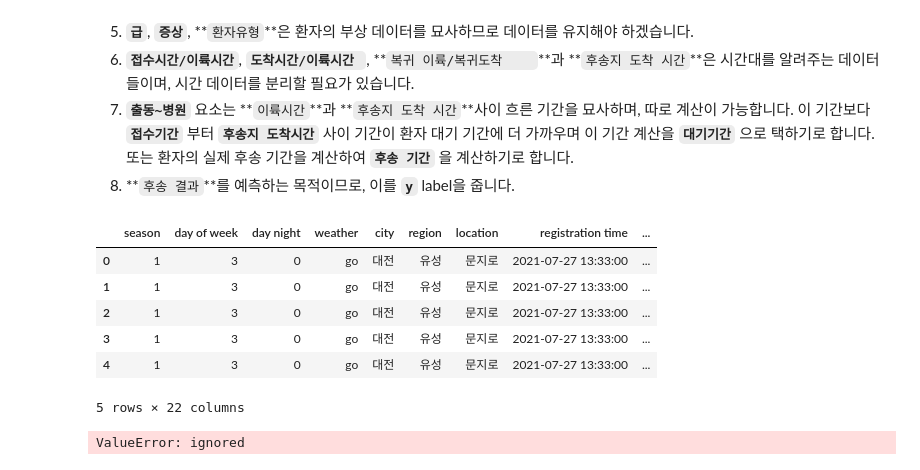
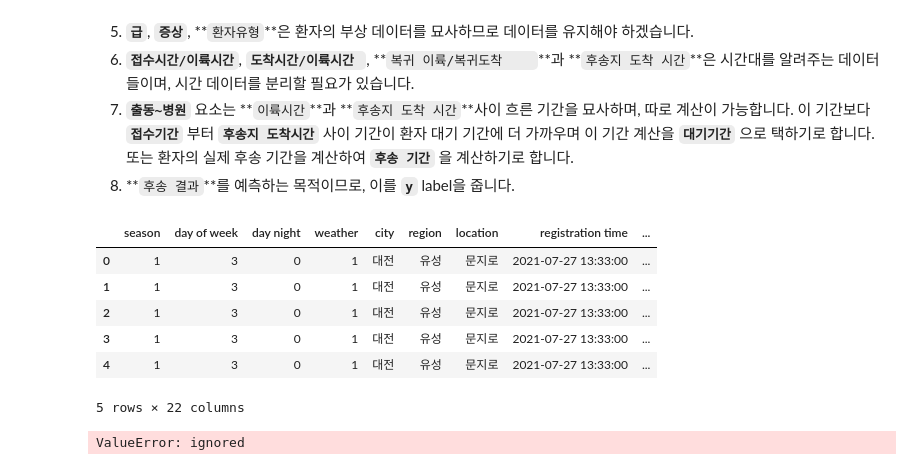
Before and after one commit to kamo1010/injury-big-data, a Jupyter notebook: Random_forest_code.ipynb, the cells around one changed output. Drawn from its saved outputs; the diff is of its cells as text; code cells hidden in the pictures.

```diff
--- a/Random_forest_code.ipynb
+++ b/Random_forest_code.ipynb
@@ -78,6 +78,12 @@ bank_data.insert(0, "date", pd.to_datetime(bank_data[["year", "month", "day"]]))
 bank_data.insert(1, "season", bank_data['month'].map({1:3, 2:3, 3:0, 4:0, 5:0, 6:1, 7:1, 8:1, 9:2, 10:2, 11:2, 12:3}))
 bank_data['day of week'] = bank_data['day of week'].map({'월':0, '화':1, '수':2, '목':3, '금':4, '토':5, '일':6})
 bank_data['day night'] = bank_data['day night'].map({'주':0, '야':1})
+bank_data['weather'] = bank_data['weather'].map({'no-go':0, 'go':1})
+
+levels={'a', 'b', 'c', 'd', 'e', 'f', 'g', 'h', 'i', 'j', 'k', 'l', 'm', 'n', 'o', 'p', 'q', 'r', 't', 'u'}
+for (i in range(0, 5)):
+  bank_data["position"][i] = levels.indexOf(bank_data["position"][i])
+
 
 #step 6
 bank_data[["registration hour", "registration minute", "takeoff hour", "takeoff minute"]]= bank_data.apply(lambda x: split_time(x['접수시간/이륙시간']), axis=1)
@@ -89,38 +95,39 @@ bank_data[["arrival hour", "arrival minute", "takeoff hour", "takeoff minute"]]=
 bank_data.insert(13, "location arrival time", pd.to_datetime(pd.DataFrame({'year': bank_data["year"], 'month': bank_data["month"], 'day': bank_data["day"], 'hour': bank_data["arrival hour"], 'minute': bank_data["arrival minute"]})).astype(str))
 bank_data.insert(14, "patient takeoff time", pd.to_datetime(pd.DataFrame({'year': bank_data["year"], 'month': bank_data["month"], 'day': bank_data["day"], 'hour': bank_data["takeoff hour"], 'minute': bank_data["takeoff minute"]})).astype(str))
 bank_data = bank_data.drop(columns=['takeoff hour']).drop(columns=['takeoff minute']).drop(columns=['도착시간/이륙시간'])
 
 bank_data[["departure hour", "departure minute", "arrival hour", "arrival minute"]]= bank_data.apply(lambda x: split_time(x['복귀 이륙/복귀도착']), axis=1)
 bank_data.insert(15, "recovery departure time", pd.to_datetime(pd.DataFrame({'year': bank_data["year"], 'month': bank_data["month"], 'day': bank_data["day"], 'hour': bank_data["departure hour"], 'minute': bank_data["departure minute"]})).astype(str))
 bank_data.insert(16, "recovery arrival time", pd.to_datetime(pd.DataFrame({'year': bank_data["year"], 'month': bank_data["month"], 'day': bank_data["day"], 'hour': bank_data["arrival hour"], 'minute': bank_data["arrival minute"]})).astype(str))
 bank_data = bank_data.drop(columns=['departure hour']).drop(columns=['departure minute']).drop(columns=['arrival hour']).drop(columns=['arrival minute']).drop(columns=['복귀 이륙/복귀도착'])
 
 bank_data[["arrival hour", "arrival minute"]]= pd.Series([bank_data['time of arrival at transfer area']//100, bank_data['time of arrival at transfer area']%100])
 bank_data["time of arrival at transfer area"] = pd.to_datetime(pd.DataFrame({'year': bank_data["year"], 'month': bank_data["month"], 'day': bank_data["day"], 'hour': bank_data["arrival hour"], 'minute': bank_data["arrival minute"]})).astype(str)
 bank_data = bank_data.drop(columns=['arrival hour']).drop(columns=['arrival minute'])
 bank_data = bank_data.drop(columns=['year', 'month', 'day', 'date'])
 
 #step 7
 bank_data.rename(columns = {'출동~병원':'waiting delay'}, inplace = True)
 bank_data["waiting delay"]= (pd.to_datetime(bank_data["time of arrival at transfer area"])-pd.to_datetime(bank_data["registration time"])).astype(str)
 bank_data.insert(21, "transfer delay", (pd.to_datetime(bank_data["time of arrival at transfer area"])-pd.to_datetime(bank_data["patient takeoff time"])).astype(str))
 
 #step 8
 bank_data.rename(columns = {'후송결과': 'y'}, inplace = True)
+bank_data['y'] = bank_data['y'].map({'사망':0, '생존':1})
 
 
 bank_data.head()
 
 #bank_data['default'] = bank_data['default'].map({'no':0, 'yes':1, 'unknown':0})
 #bank_data['y'] = bank_data['y'].map({'no':0, 'yes':1})
 #bank_data.head(10)
 # %% [output]
 |  | season | day of week | day night | weather | city | region | location | registration time | ... |
-| 0 | 1 | 3 | 0 | go | 대전 | 유성 | 문지로 | 2021-07-27 13:33:00 | ... |
-| 1 | 1 | 3 | 0 | go | 대전 | 유성 | 문지로 | 2021-07-27 13:33:00 | ... |
-| 2 | 1 | 3 | 0 | go | 대전 | 유성 | 문지로 | 2021-07-27 13:33:00 | ... |
-| 3 | 1 | 3 | 0 | go | 대전 | 유성 | 문지로 | 2021-07-27 13:33:00 | ... |
-| 4 | 1 | 3 | 0 | go | 대전 | 유성 | 문지로 | 2021-07-27 13:33:00 | ... |
+| 0 | 1 | 3 | 0 | 1 | 대전 | 유성 | 문지로 | 2021-07-27 13:33:00 | ... |
+| 1 | 1 | 3 | 0 | 1 | 대전 | 유성 | 문지로 | 2021-07-27 13:33:00 | ... |
+| 2 | 1 | 3 | 0 | 1 | 대전 | 유성 | 문지로 | 2021-07-27 13:33:00 | ... |
+| 3 | 1 | 3 | 0 | 1 | 대전 | 유성 | 문지로 | 2021-07-27 13:33:00 | ... |
+| 4 | 1 | 3 | 0 | 1 | 대전 | 유성 | 문지로 | 2021-07-27 13:33:00 | ... |
 5 rows × 22 columns
 # %%
 # Split the data into features (X) and target (y)
```
